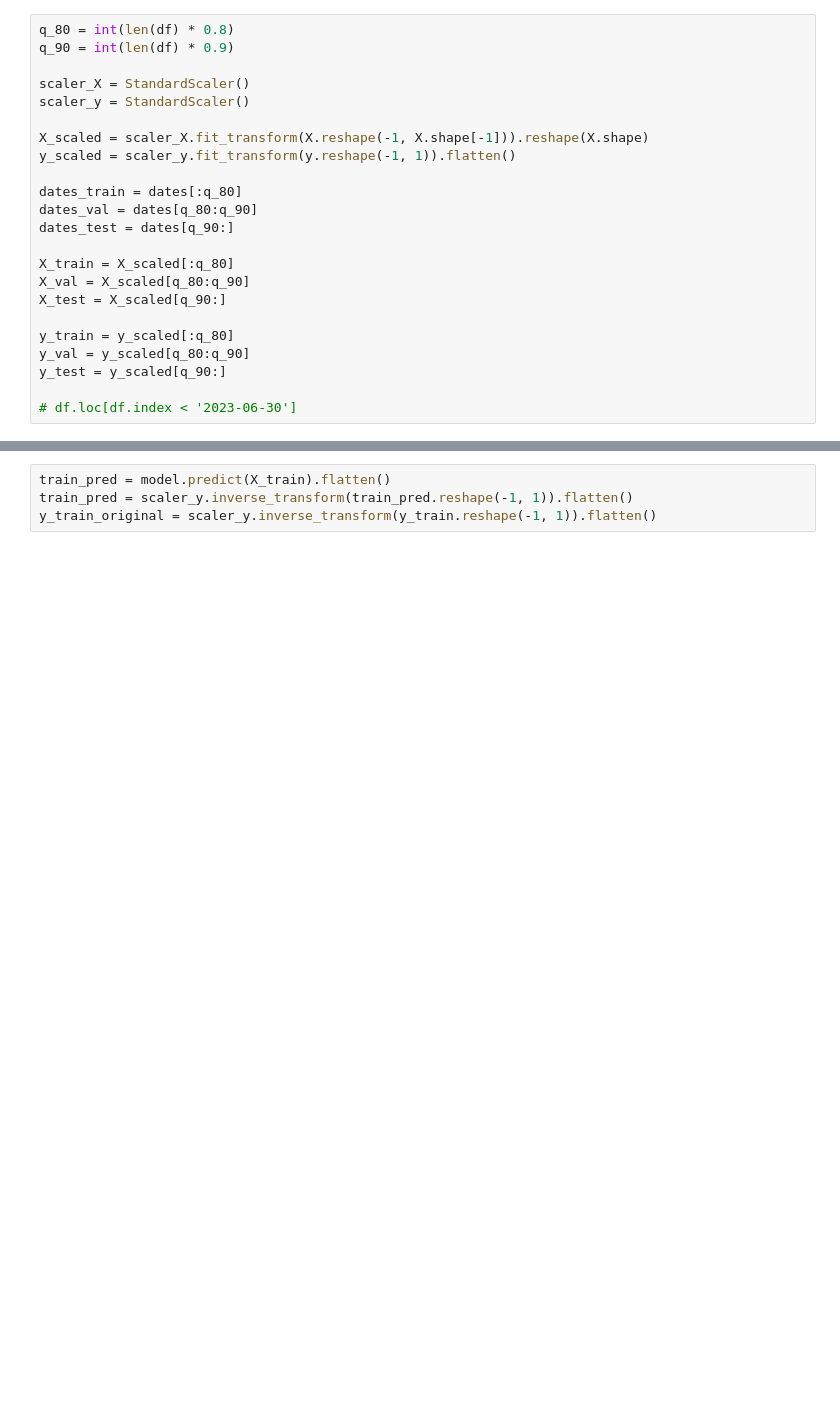
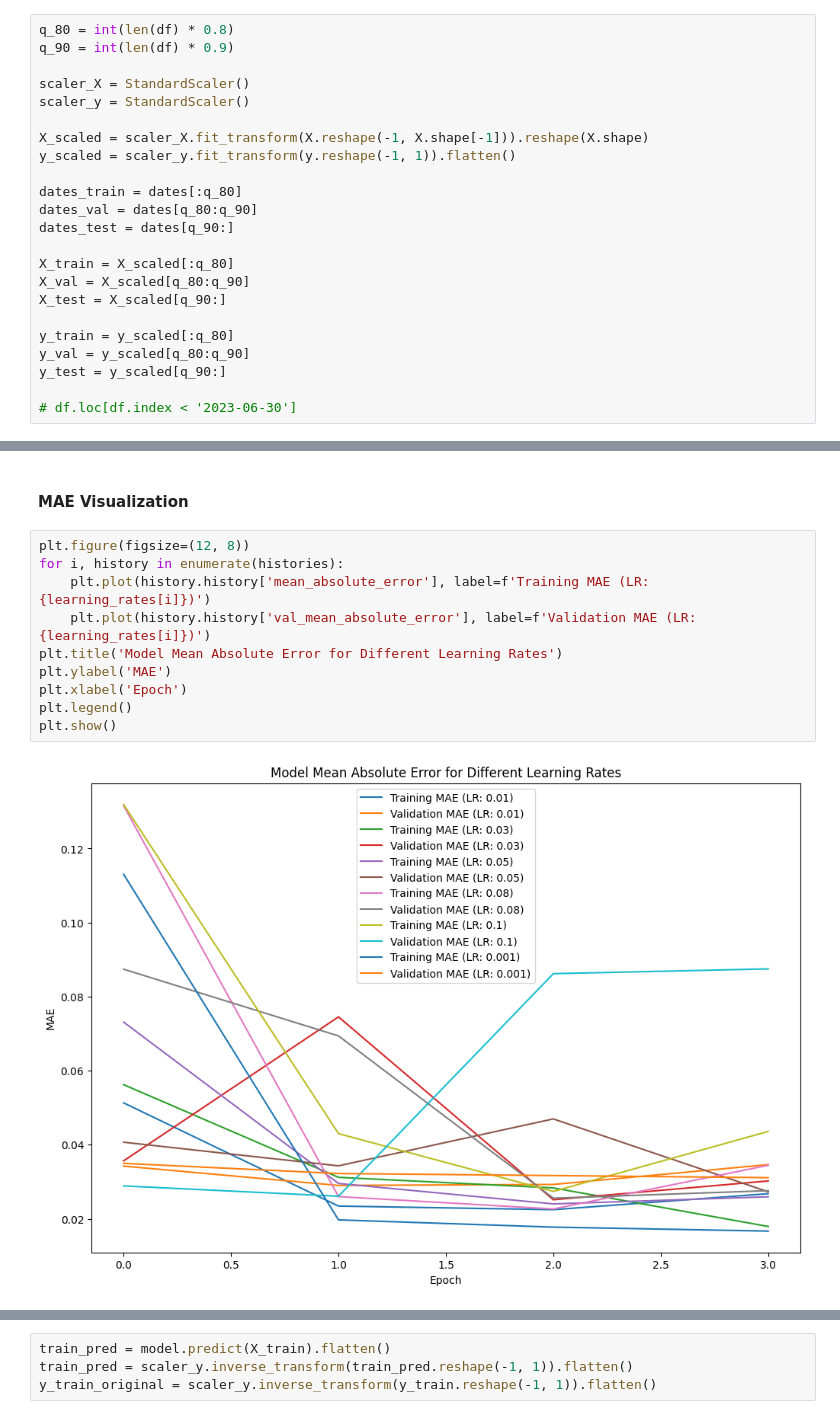
Before and after one commit to tempo20/TA, a Jupyter notebook: Technical_Indicators/Mean_Reversion/Model Testing/LSTM_NN v2.ipynb, the cells around one changed output, grey strips where cells are left out. Cells and saved outputs as stored; diff of their text form; blank space fills up the shorter version.

```diff
--- a/Technical_Indicators/Mean_Reversion/Model Testing/LSTM_NN v2.ipynb
+++ b/Technical_Indicators/Mean_Reversion/Model Testing/LSTM_NN v2.ipynb
@@ -127,0 +185,14 @@ y_train sample: -1.2859818
+# %% [markdown]
+#### MAE Visualization
+# %%
+plt.figure(figsize=(12, 8))
+for i, history in enumerate(histories):
+    plt.plot(history.history['mean_absolute_error'], label=f'Training MAE (LR: {learning_rates[i]})')
+    plt.plot(history.history['val_mean_absolute_error'], label=f'Validation MAE (LR: {learning_rates[i]})')
+plt.title('Model Mean Absolute Error for Different Learning Rates')
+plt.ylabel('MAE')
+plt.xlabel('Epoch')
+plt.legend()
+plt.show()
+# %% [output]
+[figure, added]
```
Also changed, not shown: parts of 25 cells of this notebook, 1 other file.
